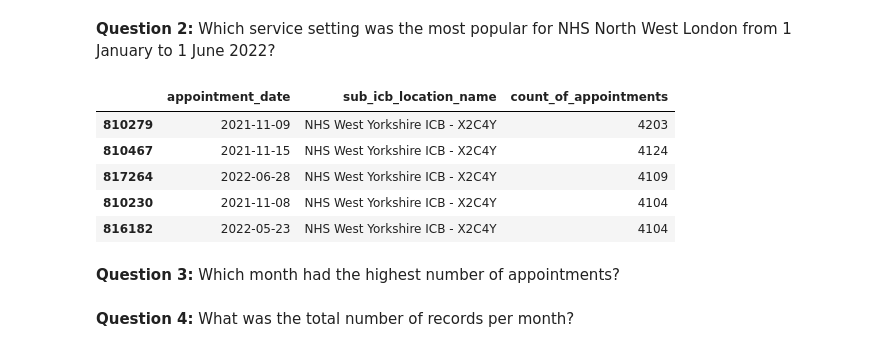
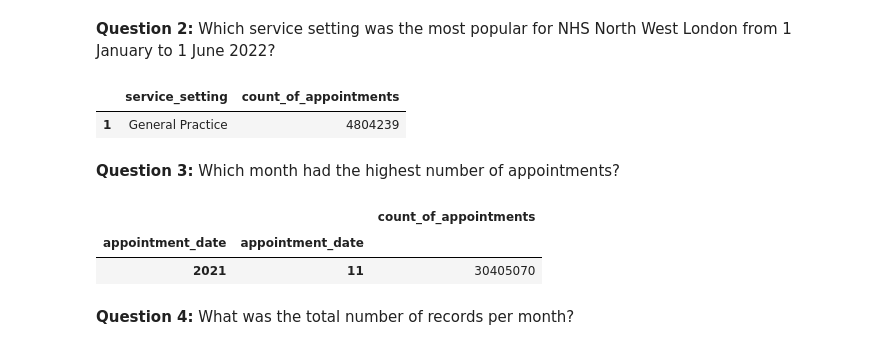
Before and after one commit to mikebenas/LSE_DA_NHS_analysis, a Jupyter notebook: Benas_Mike_DA201_Assignment_Notebook.ipynb, the cells around one changed output. Cells and saved outputs as stored; diff of their text form; code cells hidden in the pictures.

```diff
--- a/Benas_Mike_DA201_Assignment_Notebook.ipynb
+++ b/Benas_Mike_DA201_Assignment_Notebook.ipynb
@@ -404,26 +417,44 @@ The minimum date in the 'ad' dataframe is 2021-08-01 00:00:00 and the maximum is
 **Question 2:** Which service setting was the most popular for NHS North West London from 1 January to 1 June 2022?
 # %%
 # For each of these service settings, determine the number of records available for the period and the location.
-nc.head()
-#Create a subset of the nc DataFrame (e.g. nc_subset).
-NWE_Jan = nc[['appointment_date','sub_icb_location_name','count_of_appointments']]
-NWE_Jan.head()
+#Create a subset of the nc DataFrame with the requested columns
+NWE_Jan = nc[['appointment_date', 'sub_icb_location_name', 'service_setting', 'count_of_appointments']]
+
 #Use the sub_icb_location code of NHS North West London ICB - W2U3Z.
 #Specify the date of appointments as 1 January 2022 to 1 June 2022.
+#Filter out required data too variable cnt1
+cnt1 = NWE_Jan[
+    (NWE_Jan['sub_icb_location_name'] == 'NHS North West London ICB - W2U3Z') &
+    (NWE_Jan['appointment_date'] >= '2022-01-01') &
+    (NWE_Jan['appointment_date'] <= '2022-06-01')].\
+        loc[:,['appointment_date','service_setting','count_of_appointments']].\
+        groupby(['service_setting']).sum().reset_index().\
+            sort_values(by=['count_of_appointments'], ascending=False).head(1)
+
+cnt1
+
+#test1=cnt1.iloc[:1]
+
+#print(f'The best service is  is:{test1}')
+
 #Determine the number of service settings with the values_count() function.
 # View the output.
 # %% [output]
-|  | appointment_date | sub_icb_location_name | count_of_appointments |
-| 810279 | 2021-11-09 | NHS West Yorkshire ICB - X2C4Y | 4203 |
-| 810467 | 2021-11-15 | NHS West Yorkshire ICB - X2C4Y | 4124 |
-| 817264 | 2022-06-28 | NHS West Yorkshire ICB - X2C4Y | 4109 |
-| 810230 | 2021-11-08 | NHS West Yorkshire ICB - X2C4Y | 4104 |
-| 816182 | 2022-05-23 | NHS West Yorkshire ICB - X2C4Y | 4104 |
+|  | service_setting | count_of_appointments |
+| 1 | General Practice | 4804239 |
 # %% [markdown]
 **Question 3:** Which month had the highest number of appointments?
 # %%
 # Number of appointments per month == sum of count_of_appointments by month.
-# Use the groupby() and sort_values() functions.
+
+sum1 = nc.loc[:,['count_of_appointments']].\
+      groupby([nc['appointment_date'].dt.year, nc['appointment_date'].dt.month]).\
+            sum().sort_values(by=['count_of_appointments'], ascending=False).head (1)
+sum1
+# %% [output]
+|  |  | count_of_appointments |
+| appointment_date | appointment_date |  |
+| 2021 | 11 | 30405070 |
 # %% [markdown]
 **Question 4:** What was the total number of records per month?
 # %%
```
Also changed, not shown: parts of 5 cells of this notebook.
